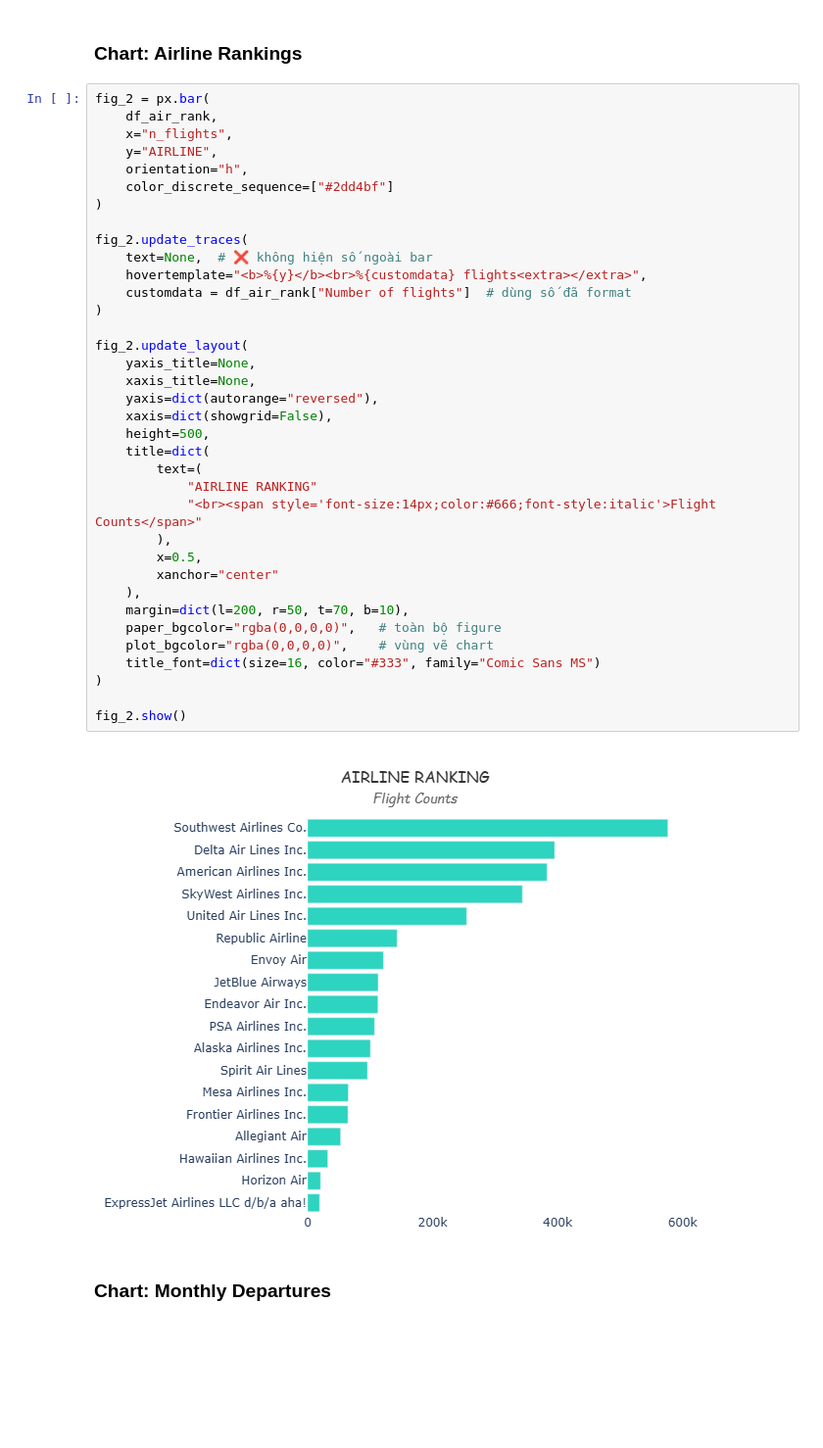
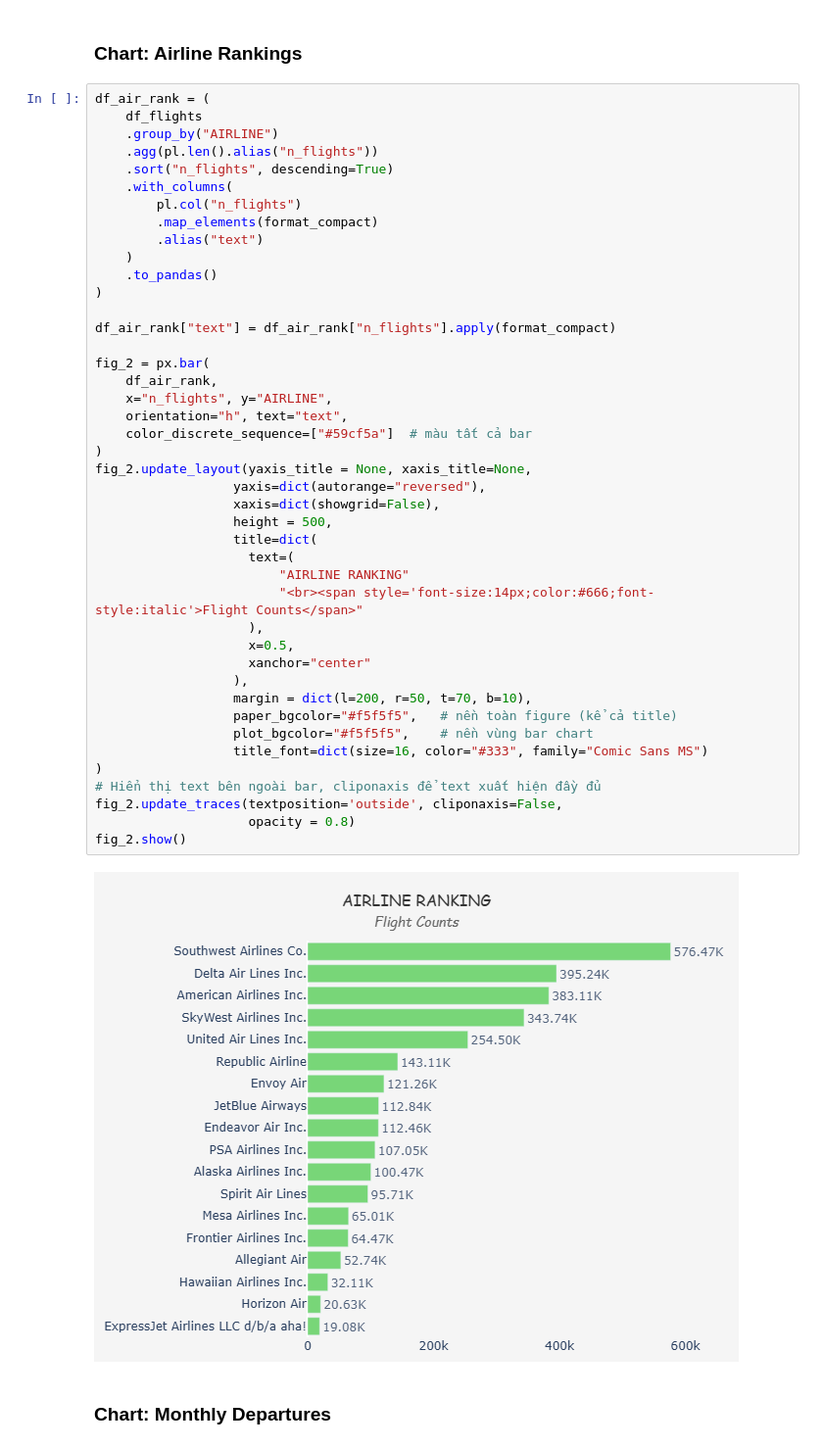
Before and after one commit to nguyenminhthuy/flights-analytics, a Jupyter notebook: py/notebooks/flights-eda.ipynb, the cells around one changed output. Shown at 98% size. Saved outputs shown, nothing was run; the diff lists cells and outputs as text; blank space fills up the shorter version.

```diff
--- a/py/notebooks/flights-eda.ipynb
+++ b/py/notebooks/flights-eda.ipynb
@@ -332,43 +333,50 @@ fig_1.show()
 # %% [markdown]
 ### Chart: Airline Rankings
 # %%
+df_air_rank = (
+    df_flights
+    .group_by("AIRLINE")
+    .agg(pl.len().alias("n_flights"))
+    .sort("n_flights", descending=True)
+    .with_columns(
+        pl.col("n_flights")
+        .map_elements(format_compact)
+        .alias("text")
+    )
+    .to_pandas()
+)
+
+df_air_rank["text"] = df_air_rank["n_flights"].apply(format_compact)
+
 fig_2 = px.bar(
     df_air_rank,
-    x="n_flights",
-    y="AIRLINE",
-    orientation="h",
-    color_discrete_sequence=["#2dd4bf"]
+    x="n_flights", y="AIRLINE",
+    orientation="h", text="text",
+    color_discrete_sequence=["#59cf5a"]  # màu tất cả bar
 )
-
-fig_2.update_traces(
-    text=None,  # ❌ không hiện số ngoài bar
-    hovertemplate="<b>%{y}</b><br>%{customdata} flights<extra></extra>",
-    customdata = df_air_rank["Number of flights"]  # dùng số đã format
+fig_2.update_layout(yaxis_title = None, xaxis_title=None,
+                  yaxis=dict(autorange="reversed"),
+                  xaxis=dict(showgrid=False),
+                  height = 500,
+                  title=dict(
+                    text=(
+                        "AIRLINE RANKING"
+                        "<br><span style='font-size:14px;color:#666;font-style:italic'>Flight Counts</span>"
+                    ),
+                    x=0.5,
+                    xanchor="center"
+                  ),
+                  margin = dict(l=200, r=50, t=70, b=10),
+                  paper_bgcolor="#f5f5f5",   # nền toàn figure (kể cả title)
+                  plot_bgcolor="#f5f5f5",    # nền vùng bar chart
+                  title_font=dict(size=16, color="#333", family="Comic Sans MS")
 )
-
-fig_2.update_layout(
-    yaxis_title=None,
-    xaxis_title=None,
-    yaxis=dict(autorange="reversed"),
-    xaxis=dict(showgrid=False),
-    height=500,
-    title=dict(
-        text=(
-            "AIRLINE RANKING"
-            "<br><span style='font-size:14px;color:#666;font-style:italic'>Flight Counts</span>"
-        ),
-        x=0.5,
-        xanchor="center"
-    ),
-    margin=dict(l=200, r=50, t=70, b=10),
-    paper_bgcolor="rgba(0,0,0,0)",   # toàn bộ figure
-    plot_bgcolor="rgba(0,0,0,0)",    # vùng vẽ chart
-    title_font=dict(size=16, color="#333", family="Comic Sans MS")
-)
-
+# Hiển thị text bên ngoài bar, cliponaxis để text xuất hiện đầy đủ
+fig_2.update_traces(textposition='outside', cliponaxis=False,
+                    opacity = 0.8)
 fig_2.show()
 # %% [output]
-[figure, old version]
+[figure, new version]
 # %% [markdown]
 ### Chart: Monthly Departures
 # %%
```
Also changed, not shown: parts of 47 cells of this notebook, 5 other files.
